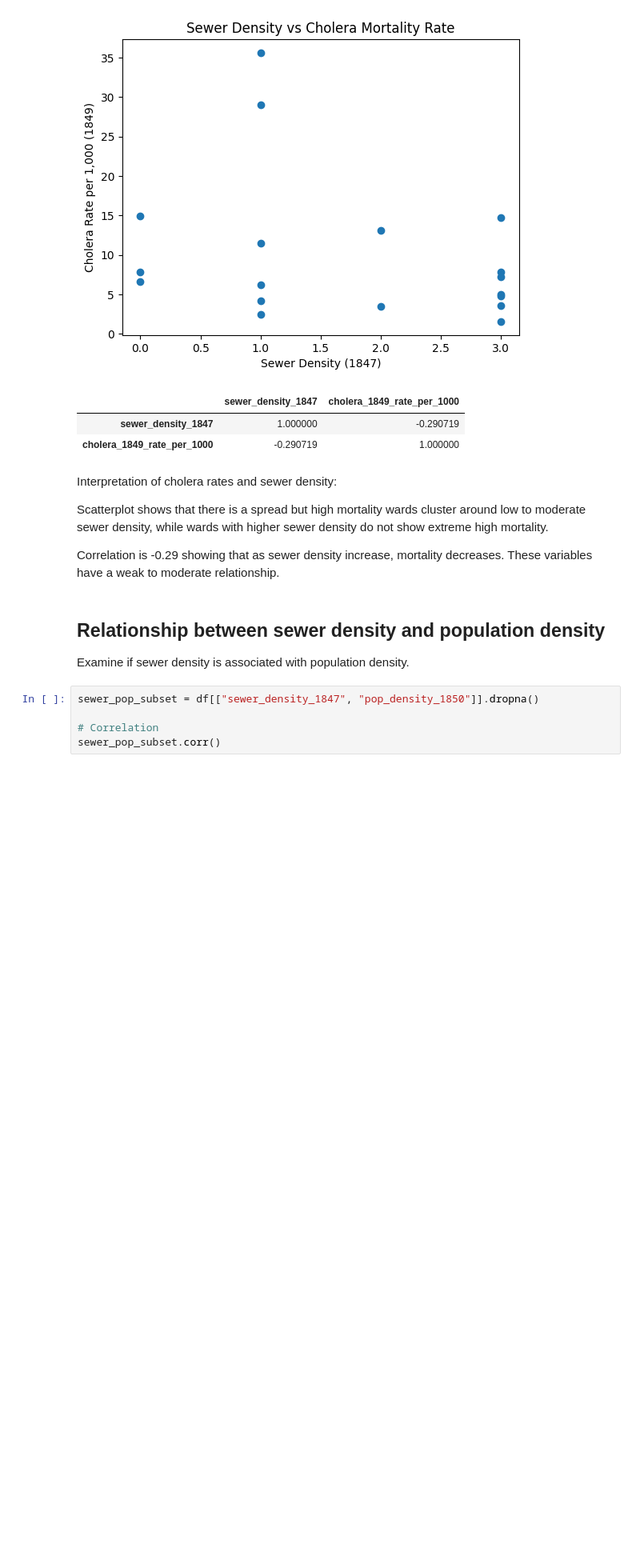
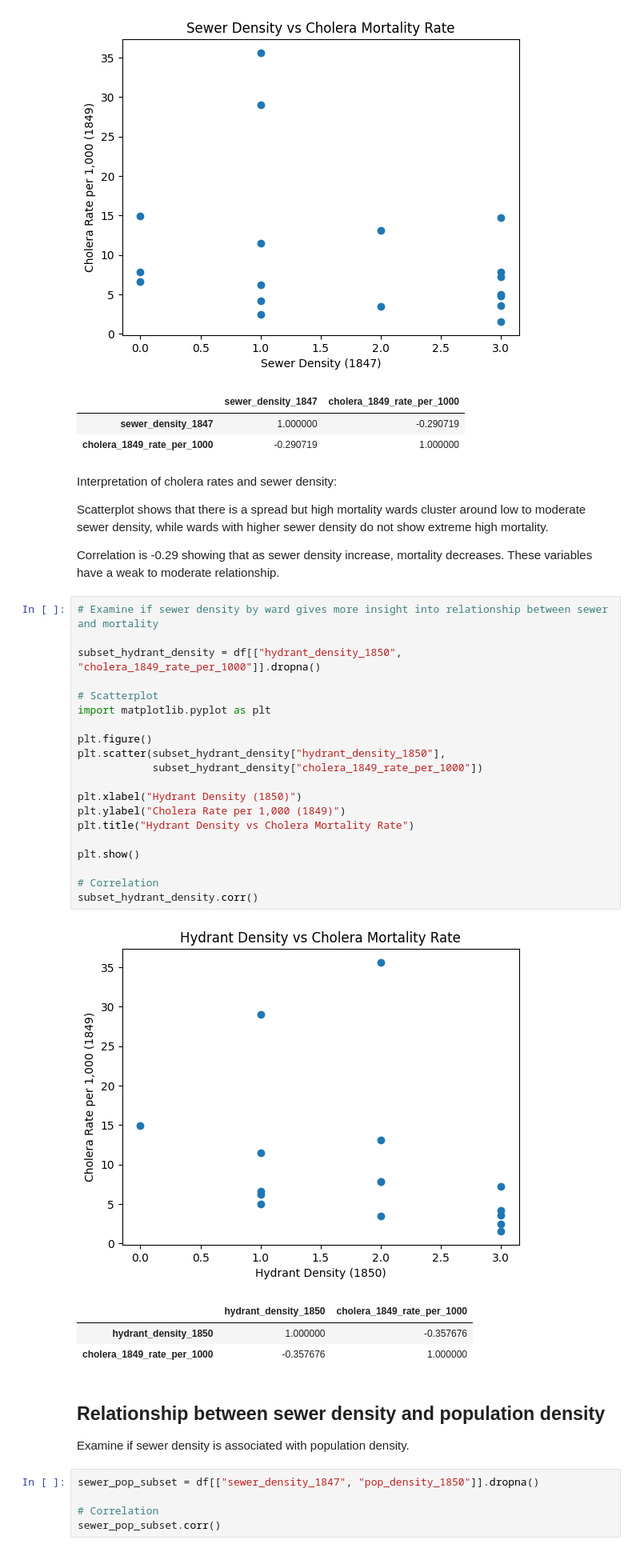
Before and after one commit to atoothman/croton-cholera-analysis, a Jupyter notebook: notebooks/02_descriptives.ipynb, the cells around one changed output. Shown at 80% size. Drawn from its saved outputs; the diff is of its cells as text; blank space fills up the shorter version.

Commit message:
hydrant density and cholera

```diff
--- a/notebooks/02_descriptives.ipynb
+++ b/notebooks/02_descriptives.ipynb
@@ -473,6 +473,31 @@ Interpretation of cholera rates and sewer density:
 Scatterplot shows that there is a spread but high mortality wards cluster around low to moderate sewer density, while wards with higher sewer density do not show extreme high mortality.
 
 Correlation is -0.29 showing that as sewer density increase, mortality decreases. These variables have a weak to moderate relationship.
+# %%
+# Examine if sewer density by ward gives more insight into relationship between sewer and mortality
+
+subset_hydrant_density = df[["hydrant_density_1850", "cholera_1849_rate_per_1000"]].dropna()
+
+# Scatterplot
+import matplotlib.pyplot as plt
+
+plt.figure()
+plt.scatter(subset_hydrant_density["hydrant_density_1850"],
+            subset_hydrant_density["cholera_1849_rate_per_1000"])
+
+plt.xlabel("Hydrant Density (1850)")
+plt.ylabel("Cholera Rate per 1,000 (1849)")
+plt.title("Hydrant Density vs Cholera Mortality Rate")
+
+plt.show()
+
+# Correlation
+subset_hydrant_density.corr()
+# %% [output]
+[figure, added]
+|  | hydrant_density_1850 | cholera_1849_rate_per_1000 |
+| hydrant_density_1850 | 1.000000 | -0.357676 |
+| cholera_1849_rate_per_1000 | -0.357676 | 1.000000 |
 # %% [markdown]
 ## Relationship between sewer density and population density
 
```
Also changed, not shown: parts of 1 cell of this notebook.
